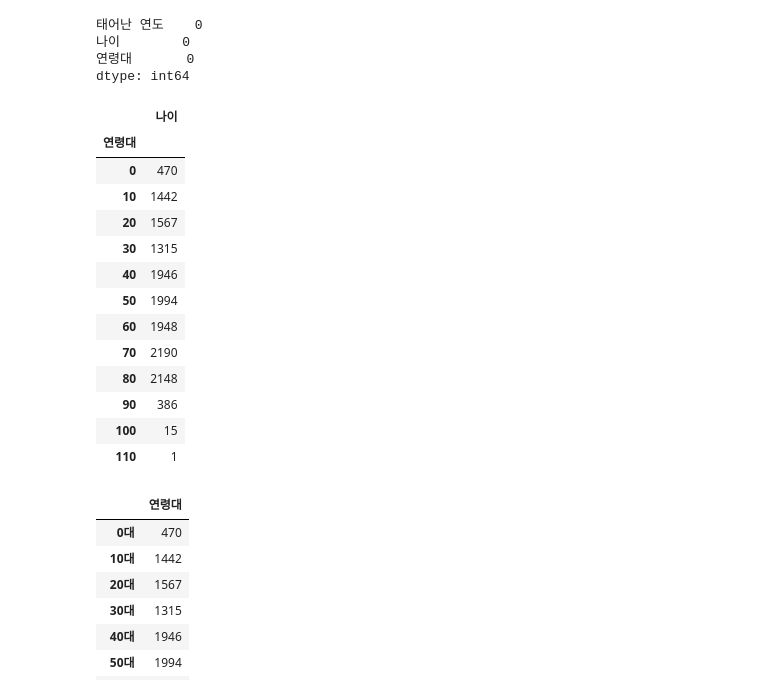
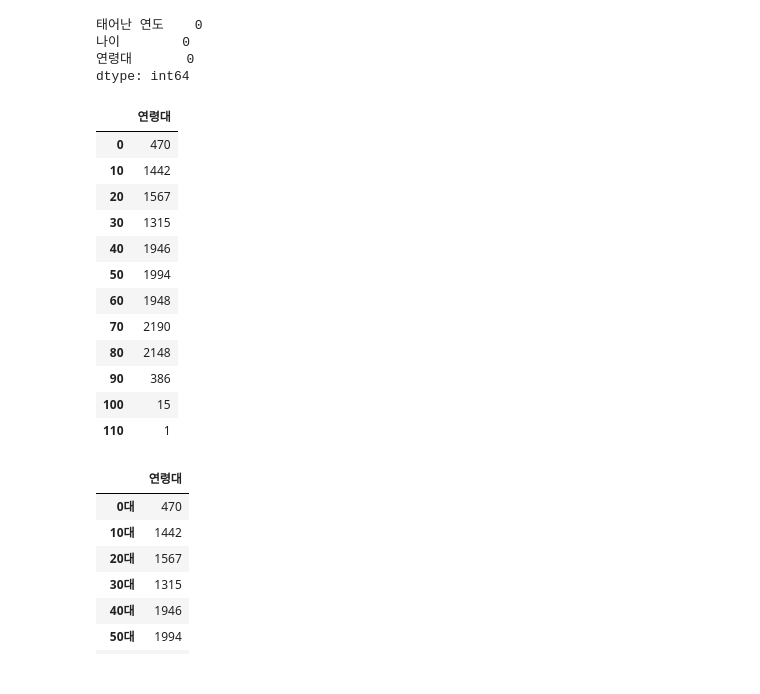
Before and after one commit to jhsol24/TIL, a Jupyter notebook: Visualization/Visualization[02-실습].ipynb, the cells around one changed output. Saved outputs shown, nothing was run; the diff lists cells and outputs as text; code cells hidden in the pictures.

```diff
--- a/Visualization/Visualization[02-실습].ipynb
+++ b/Visualization/Visualization[02-실습].ipynb
@@ -451,21 +454,20 @@ year_df.isna().sum()
 dtype: int64
 # %%
 # 연령대에 대한 빈도수 확인
-age_gen_df = year_df.filter(['나이', '연령대']).groupby('연령대').count()
-age_gen_df
+# age_gen_df = year_df.filter(['나이', '연령대']).groupby('연령대').count()
+# age_gen_df
 
 # DataFrame -> value_counts() 불가능
 # Series -> value_counts() 가능
 # type(year_df['연령대'].value_counts())
 # type(year_df.filter(['연령대']).value_counts())
 
 # 같은 결과가 나오는 다른 방법
-# age_gen_df2 = pd.DataFrame( year_df['연령대'].value_counts() )
-# age_gen_df2.sort_index(inplace=True)
-# age_gen_df2
+age_gen_df2 = pd.DataFrame( year_df['연령대'].value_counts() )
+age_gen_df2.sort_index(inplace=True)
+age_gen_df2
 # %% [output]
-|  | 나이 |
-| 연령대 |  |
+|  | 연령대 |
 | 0 | 470 |
 | 10 | 1442 |
 | 20 | 1567 |
```
Also changed, not shown: parts of 8 cells of this notebook.
